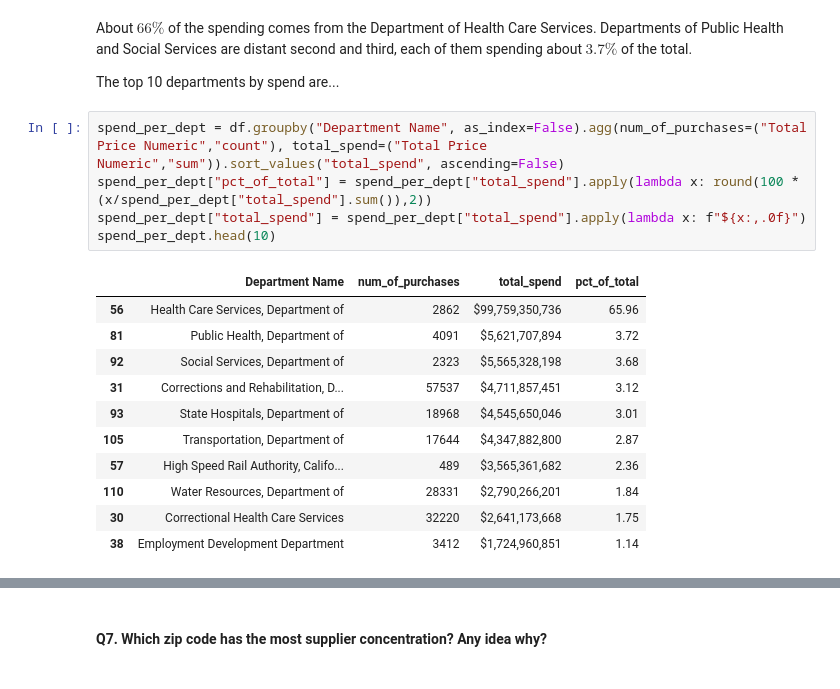
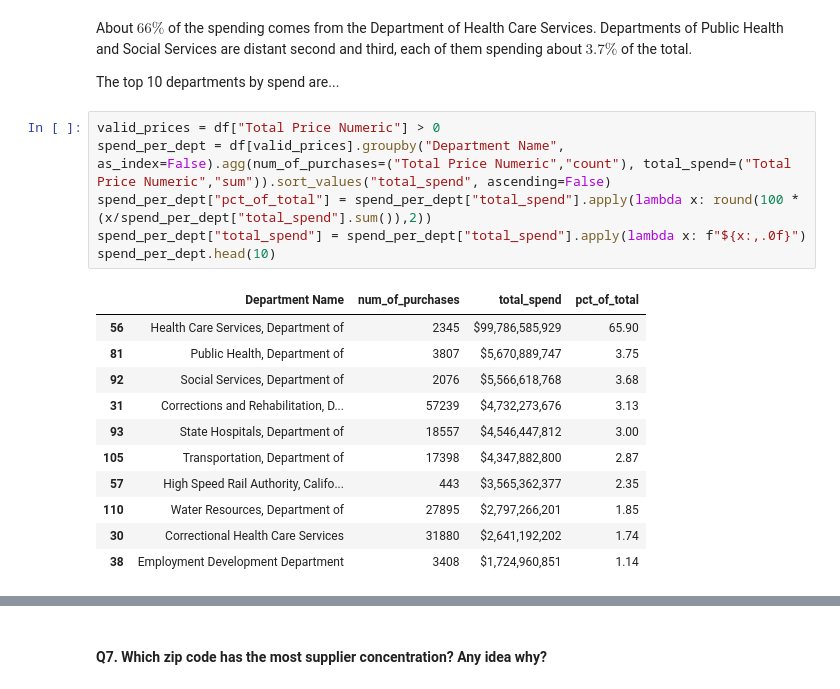
Before and after one commit to mEyob/ds-challenge, a Jupyter notebook: analysis.ipynb, the cells around one changed output, grey strips where cells are left out. Saved outputs shown, nothing was run; the diff lists cells and outputs as text.

```diff
--- a/analysis.ipynb
+++ b/analysis.ipynb
@@ -442,19 +458,20 @@ each of them spending about $3.7\%$ of the total.
 
 The top 10 departments by spend are...
 # %%
-spend_per_dept = df.groupby("Department Name", as_index=False).agg(num_of_purchases=("Total Price Numeric","count"), total_spend=("Total Price Numeric","sum")).sort_values("total_spend", ascending=False)
+valid_prices = df["Total Price Numeric"] > 0
+spend_per_dept = df[valid_prices].groupby("Department Name", as_index=False).agg(num_of_purchases=("Total Price Numeric","count"), total_spend=("Total Price Numeric","sum")).sort_values("total_spend", ascending=False)
 spend_per_dept["pct_of_total"] = spend_per_dept["total_spend"].apply(lambda x: round(100 *(x/spend_per_dept["total_spend"].sum()),2))
 spend_per_dept["total_spend"] = spend_per_dept["total_spend"].apply(lambda x: f"${x:,.0f}")
 spend_per_dept.head(10)
 # %% [output]
 |  | Department Name | num_of_purchases | total_spend | pct_of_total |
-| 56 | Health Care Services, Department of | 2862 | $99,759,350,736 | 65.96 |
-| 81 | Public Health, Department of | 4091 | $5,621,707,894 | 3.72 |
-| 92 | Social Services, Department of | 2323 | $5,565,328,198 | 3.68 |
-| 31 | Corrections and Rehabilitation, D... | 57537 | $4,711,857,451 | 3.12 |
-| 93 | State Hospitals, Department of | 18968 | $4,545,650,046 | 3.01 |
-| 105 | Transportation, Department of | 17644 | $4,347,882,800 | 2.87 |
-| 57 | High Speed Rail Authority, Califo... | 489 | $3,565,361,682 | 2.36 |
-| 110 | Water Resources, Department of | 28331 | $2,790,266,201 | 1.84 |
-| 30 | Correctional Health Care Services | 32220 | $2,641,173,668 | 1.75 |
-| 38 | Employment Development Department | 3412 | $1,724,960,851 | 1.14 |
+| 56 | Health Care Services, Department of | 2345 | $99,786,585,929 | 65.90 |
+| 81 | Public Health, Department of | 3807 | $5,670,889,747 | 3.75 |
+| 92 | Social Services, Department of | 2076 | $5,566,618,768 | 3.68 |
+| 31 | Corrections and Rehabilitation, D... | 57239 | $4,732,273,676 | 3.13 |
+| 93 | State Hospitals, Department of | 18557 | $4,546,447,812 | 3.00 |
+| 105 | Transportation, Department of | 17398 | $4,347,882,800 | 2.87 |
+| 57 | High Speed Rail Authority, Califo... | 443 | $3,565,362,377 | 2.35 |
+| 110 | Water Resources, Department of | 27895 | $2,797,266,201 | 1.85 |
+| 30 | Correctional Health Care Services | 31880 | $2,641,192,202 | 1.74 |
+| 38 | Employment Development Department | 3408 | $1,724,960,851 | 1.14 |
```
Also changed, not shown: parts of 21 cells of this notebook.
